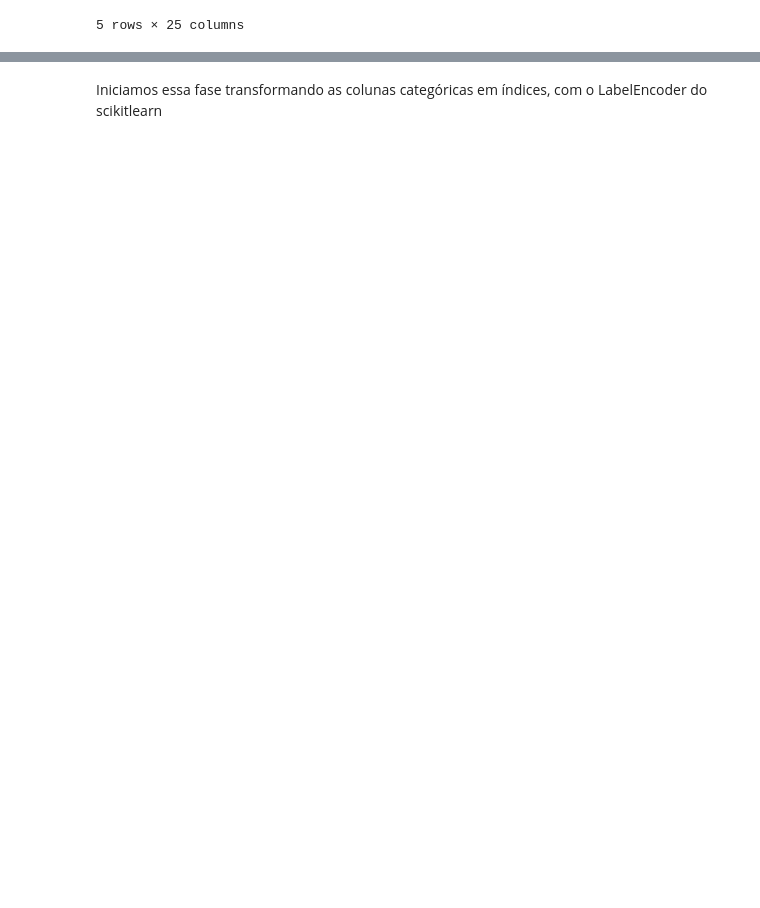
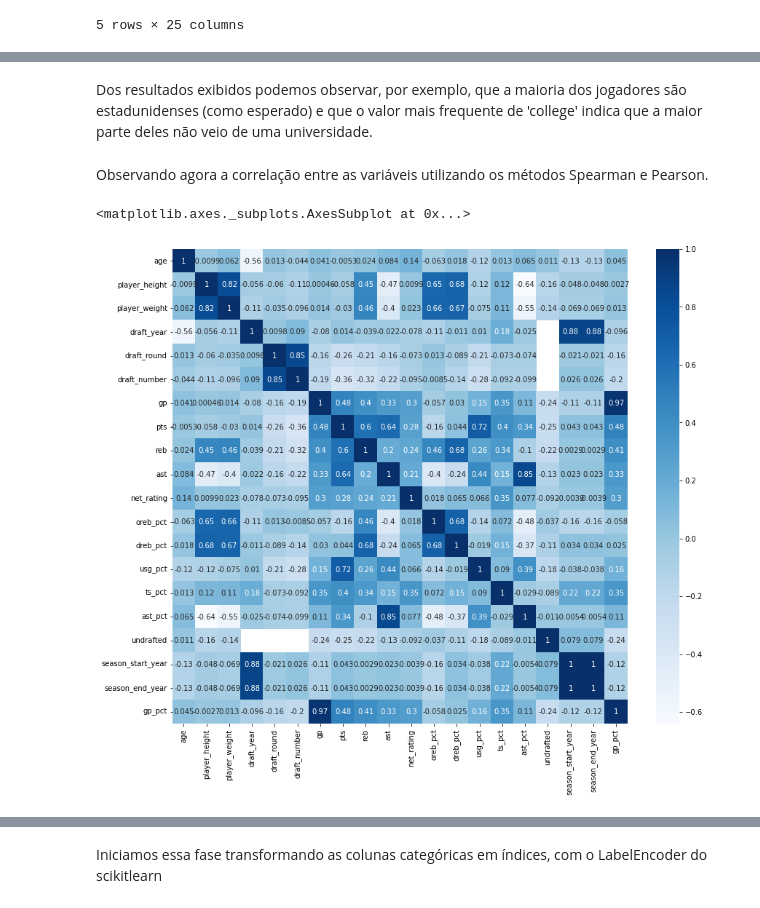
Before and after one commit to tta13/NBA-data-analysis, a Jupyter notebook: code.ipynb, the cells around one changed output, grey strips where cells are left out. Cells and saved outputs as stored; diff of their text form; code cells hidden in the pictures; blank space fills up the shorter version.

```diff
--- a/code.ipynb
+++ b/code.ipynb
@@ -1983,0 +1901,12 @@ df.head()
+# %% [markdown]
+Dos resultados exibidos podemos observar, por exemplo, que a maioria dos jogadores são estadunidenses (como esperado) e que o valor mais frequente de 'college' indica que a maior parte deles não veio de uma universidade.
+# %% [markdown]
+Observando agora a correlação entre as variáveis utilizando os métodos Spearman e Pearson.
+# %%
+corr_pearson = df.corr(method='pearson')
+
+fig, ax = plt.subplots(figsize=(14,12))
+sns.heatmap(corr_pearson, cmap="Blues", annot=True)
+# %% [output]
+<matplotlib.axes._subplots.AxesSubplot at 0x...>
+[figure, added]
```
Also changed, not shown: parts of 58 cells of this notebook.
